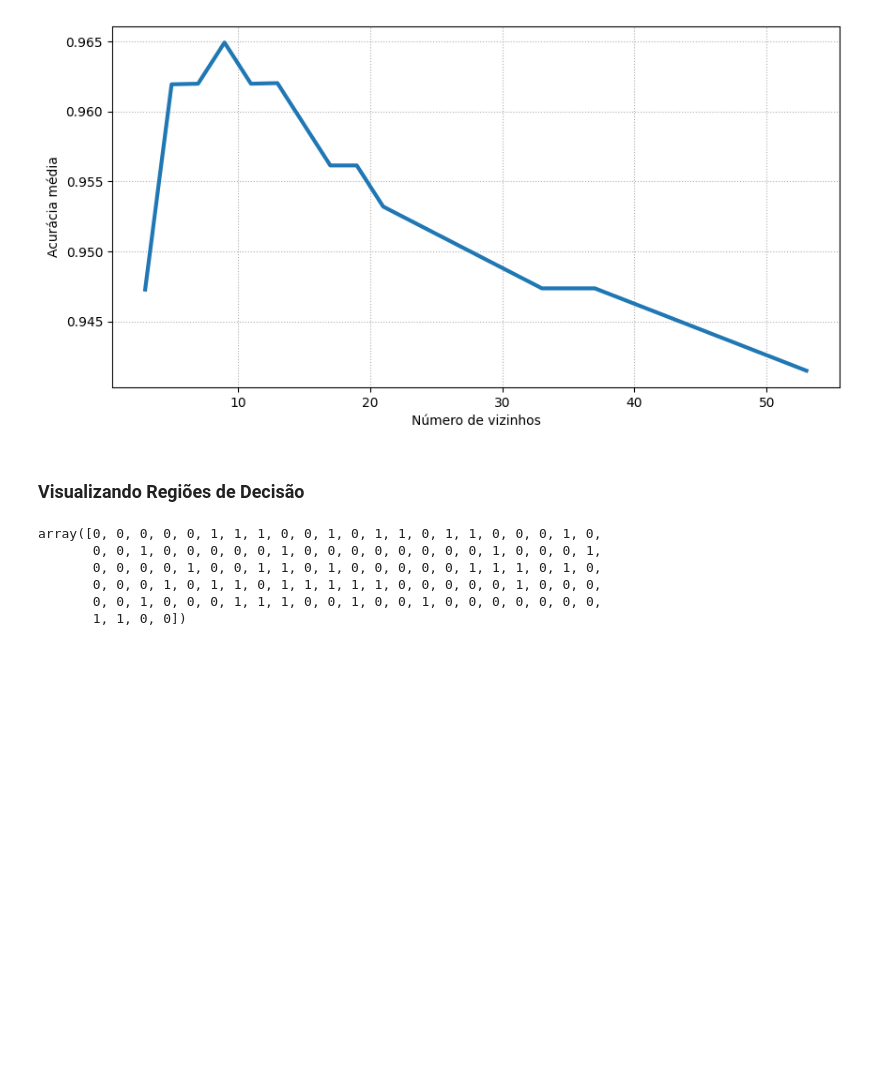
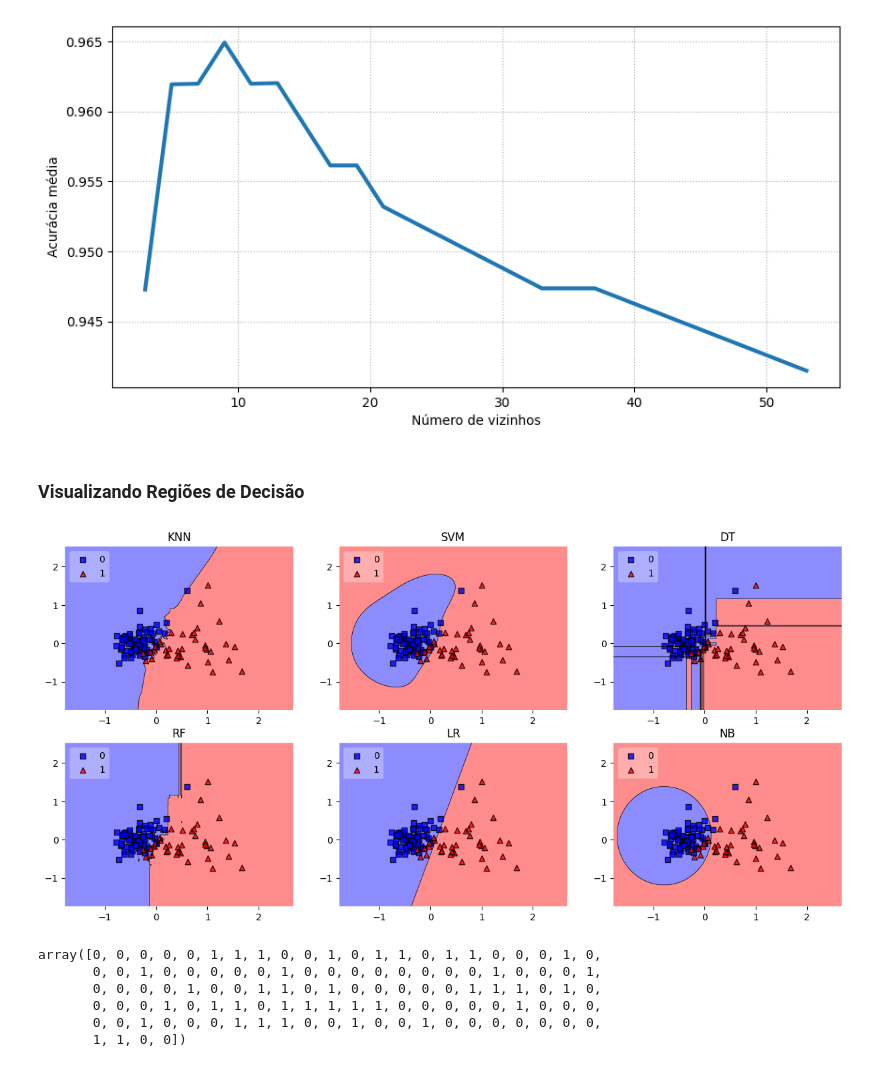
Before and after one commit to higa-daniel/mo839, a Jupyter notebook: lab05/lab05.ipynb, the cells around one changed output. Drawn from its saved outputs; the diff is of its cells as text; code cells hidden in the pictures; blank space fills up the shorter version.

```diff
--- a/lab05/lab05.ipynb
+++ b/lab05/lab05.ipynb
@@ -294,6 +294,34 @@ Text(0, 0.5, 'Acurácia média')
 [figure]
 # %% [markdown]
 ### Visualizando Regiões de Decisão
+# %%
+from sklearn.decomposition import PCA
+import seaborn as sns
+
+pca       = PCA(n_components=2)
+dados_pca = pca.fit_transform(X)
+
+x_treino, x_teste, y_treino, y_teste = train_test_split(dados_pca, y, test_size=0.2, random_state=99, shuffle=True)
+
+from sklearn.preprocessing import LabelEncoder
+
+le = LabelEncoder()
+y_treino = le.fit_transform(y_treino)
+
+y_teste = le.fit_transform(y_teste)
+
+from mlxtend.plotting import plot_decision_regions
+
+fig, ax = plt.subplots(nrows=2, ncols=3, figsize=(15, 7))
+ax      = ax.flatten()
+
+for idx, clf in enumerate(classificadores):
+    classificadores[clf].fit(x_treino, y_treino)
+    plot_decision_regions(x_teste, y_teste, clf=classificadores[clf],
+                          legend=2, ax=ax[idx], colors='blue,red')
+    ax[idx].set_title(clf)
+# %% [output]
+[figure, added]
 # %%
 from sklearn.decomposition import PCA
 import seaborn as sns
```
Also changed, not shown: parts of 10 cells of this notebook.
